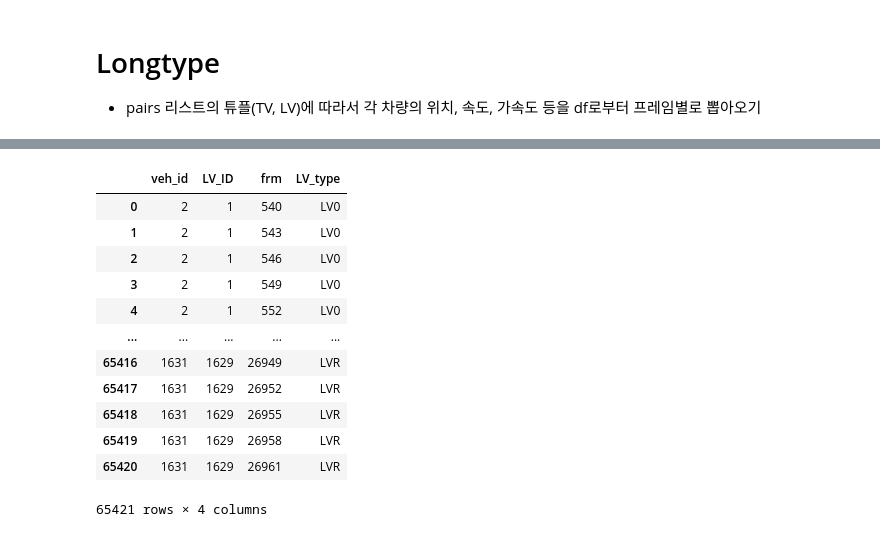
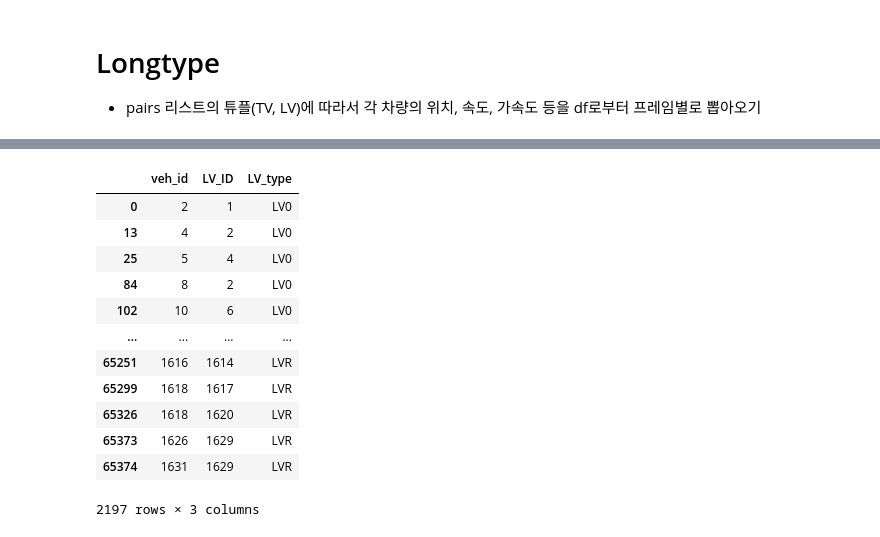
Before and after one commit to regenesis90/SSM_feasibility, a Jupyter notebook: 01-3_전처리_차량페어롱타입_0.1초단위.ipynb, the cells around one changed output, grey strips where cells are left out. Drawn from its saved outputs; the diff is of its cells as text; code cells hidden in the pictures.

```diff
--- a/01-3_전처리_차량페어롱타입_0.1초단위.ipynb
+++ b/01-3_전처리_차량페어롱타입_0.1초단위.ipynb
@@ -103,19 +99,3 @@ len(reference_df)
-# %%
-long_1
-# %% [output]
-|  | veh_id | LV_ID | frm | LV_type |
-| 0 | 2 | 1 | 540 | LV0 |
-| 1 | 2 | 1 | 543 | LV0 |
-| 2 | 2 | 1 | 546 | LV0 |
-| 3 | 2 | 1 | 549 | LV0 |
-| 4 | 2 | 1 | 552 | LV0 |
-| ... | ... | ... | ... | ... |
-| 65416 | 1631 | 1629 | 26949 | LVR |
-| 65417 | 1631 | 1629 | 26952 | LVR |
-| 65418 | 1631 | 1629 | 26955 | LVR |
-| 65419 | 1631 | 1629 | 26958 | LVR |
-| 65420 | 1631 | 1629 | 26961 | LVR |
-65421 rows × 4 columns
 # %%
 def make_int(x):
     if pd.isna(x) == False:
@@ -126,3 +108,19 @@ def make_int(x):
+# %%
+veh_pair
+# %% [output]
+|  | veh_id | LV_ID | LV_type |
+| 0 | 2 | 1 | LV0 |
+| 13 | 4 | 2 | LV0 |
+| 25 | 5 | 4 | LV0 |
+| 84 | 8 | 2 | LV0 |
+| 102 | 10 | 6 | LV0 |
+| ... | ... | ... | ... |
+| 65251 | 1616 | 1614 | LVR |
+| 65299 | 1618 | 1617 | LVR |
+| 65326 | 1618 | 1620 | LVR |
+| 65373 | 1626 | 1629 | LVR |
+| 65374 | 1631 | 1629 | LVR |
+2197 rows × 3 columns
 # %%
 warnings.filterwarnings('ignore')
 
```
Also changed, not shown: parts of 11 cells of this notebook, 5 other files.
